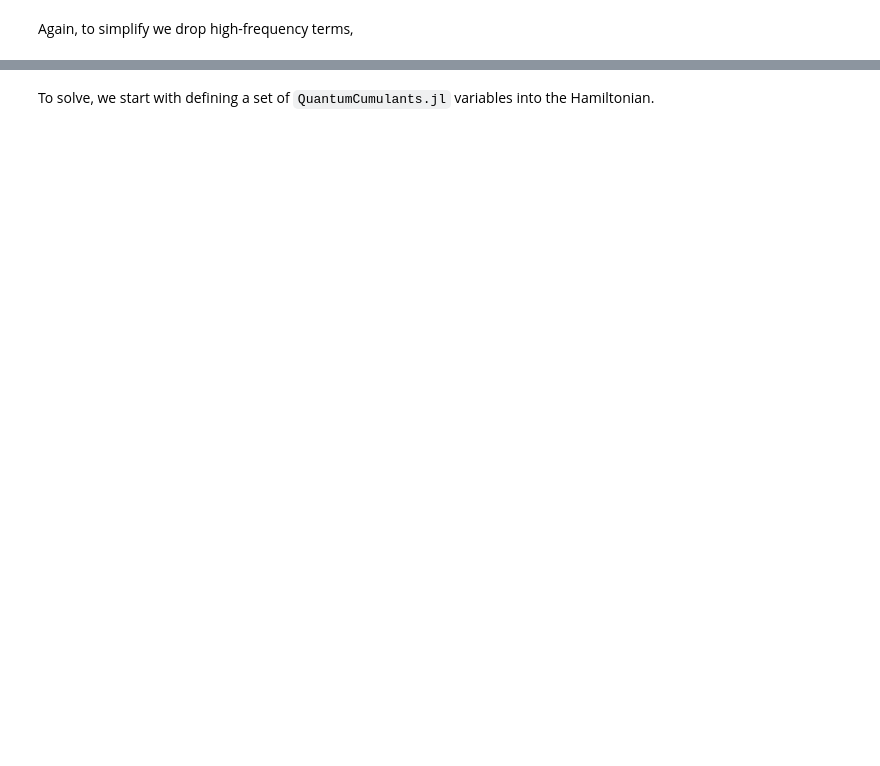
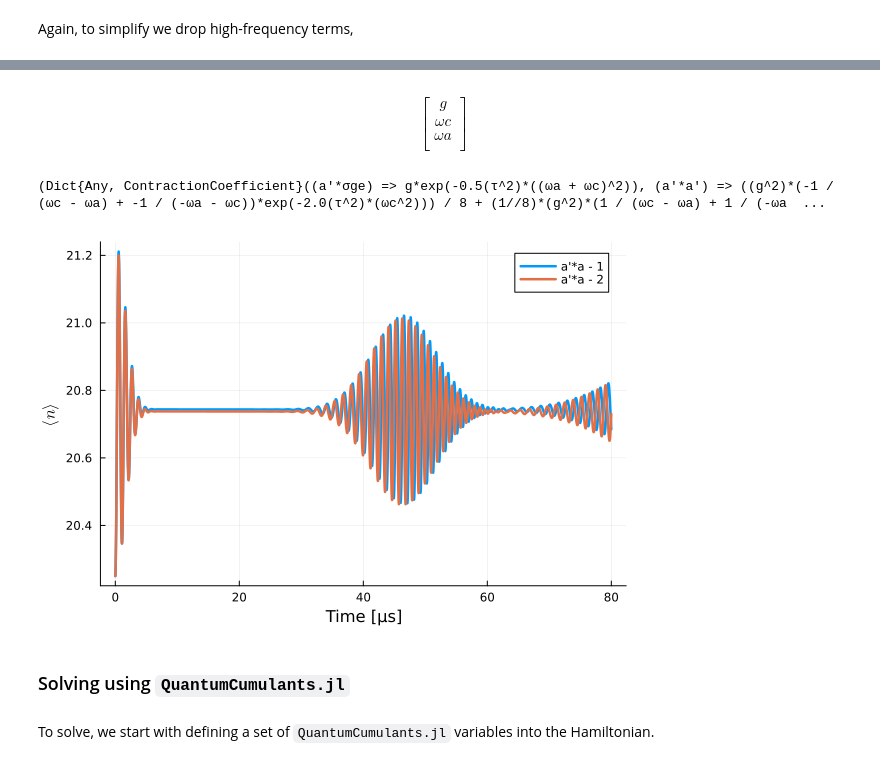
Before and after one commit to leonbello/QuantumGraining.jl, a Jupyter notebook: notebooks/rabi-model_tcg.ipynb, the cells around one changed output, grey strips where cells are left out. Cells and saved outputs as stored; diff of their text form; code cells hidden in the pictures; blank space fills up the shorter version.

Commit message:
`QuantumOptics.jl` Integration
Added integration with `QuantumOptics.jl` and a complete Rabi-model example.

```diff
--- a/notebooks/rabi-model_tcg.ipynb
+++ b/notebooks/rabi-model_tcg.ipynb
@@ -438,3 +381,59 @@ $g e^{t \left( {\omega}c - {\omega}a \right) \mathit{i}} a {\sigma}^{{ge}} + g e
+# %%
+### QuantumOptics.jl definitions
+ha_qo = SpinBasis(1//2)
+hc_qo = FockBasis(100)
+h_qo = hc_qo ⊗ ha_qo
+
+# Operator definitions
+σp_qo = sigmap(ha_qo)
+σm_qo = sigmam(ha_qo)
+a_qo = destroy(hc_qo)
+I_a = identityoperator(ha_qo)
+I_c = identityoperator(hc_qo)
+
+p_sym = [g, ωc, ωa,]
+# %% [output]
+$$ \begin{equation}
+\left[
+\begin{array}{c}
+g \\
+{\omega}c \\
+{\omega}a \\
+\end{array}
+\right]
+\end{equation}
+ $$
+# %%
+g_eff_1, Ω_eff_1 = effective_hamiltonian(hvec, gvec, Ω, 1; as_dict=true)
+g_eff_2, Ω_eff_2 = effective_hamiltonian(hvec, gvec, Ω, 2; as_dict=true)
+# %% [output]
+(Dict{Any, ContractionCoefficient}((a′*σge) => g*exp(-0.5(τ^2)*((ωa + ωc)^2)), (a′*a′) => ((g^2)*(-1 / (ωc - ωa) + -1 / (-ωa - ωc))*exp(-2.0(τ^2)*(ωc^2))) / 8 + (1//8)*(g^2)*(1 / (ωc - ωa) + 1 / (-ωa  ...
+# %%
+tspan = [0:0.01:80μs;]
+ψ0 = coherentstate(hc_qo, 4.5) ⊗ spinup(ha_qo)
+
+base_qc = [a, a', σm, σp, σ(:e, :e)]
+Id = [I_c, I_a]
+base_qo = [a_qo, a_qo', σm_qo, σp_qo, σp_qo*σm_qo, Id...]
+
+H_1 = hamiltonian_function(g_eff_1, Ω_eff_1, base_qc, base_qo, p_sym)
+H_2 = hamiltonian_function(g_eff_2, Ω_eff_2, base_qc, base_qo, p_sym)
+
+args = [2π*0.1MHz, 2π*2MHz, 2π*2.1MHz, 0.2μs]
+H_1(0, ψ0; args=args)
+H_2(0, ψ0; args=args)
+tout1, ψt1 = timeevolution.schroedinger_dynamic(tspan, ψ0, (t, ψ) -> H_1(t, ψ; args=args));
+tout2, ψt2 = timeevolution.schroedinger_dynamic(tspan, ψ0, (t, ψ) -> H_2(t, ψ; args=args));
+
+plot(tout1, real(expect(1, a_qo'*a_qo, ψt1)), lw=2.5, label="a'*a - 1");
+plot!(tout2, real(expect(1, a_qo'*a_qo, ψt2)), lw=2.5, label="a'*a - 2");
+
+xlabel!("Time [μs]")
+ylabel!(L"$\langle n \rangle$")
+# %% [output]
+[figure, added]
+# %% [markdown]
+### Solving using `QuantumCumulants.jl`
 # %% [markdown]
 To solve, we start with defining a set of `QuantumCumulants.jl` variables into the Hamiltonian.
 # %%
```
Also changed, not shown: parts of 54 cells of this notebook, 9 other files.
